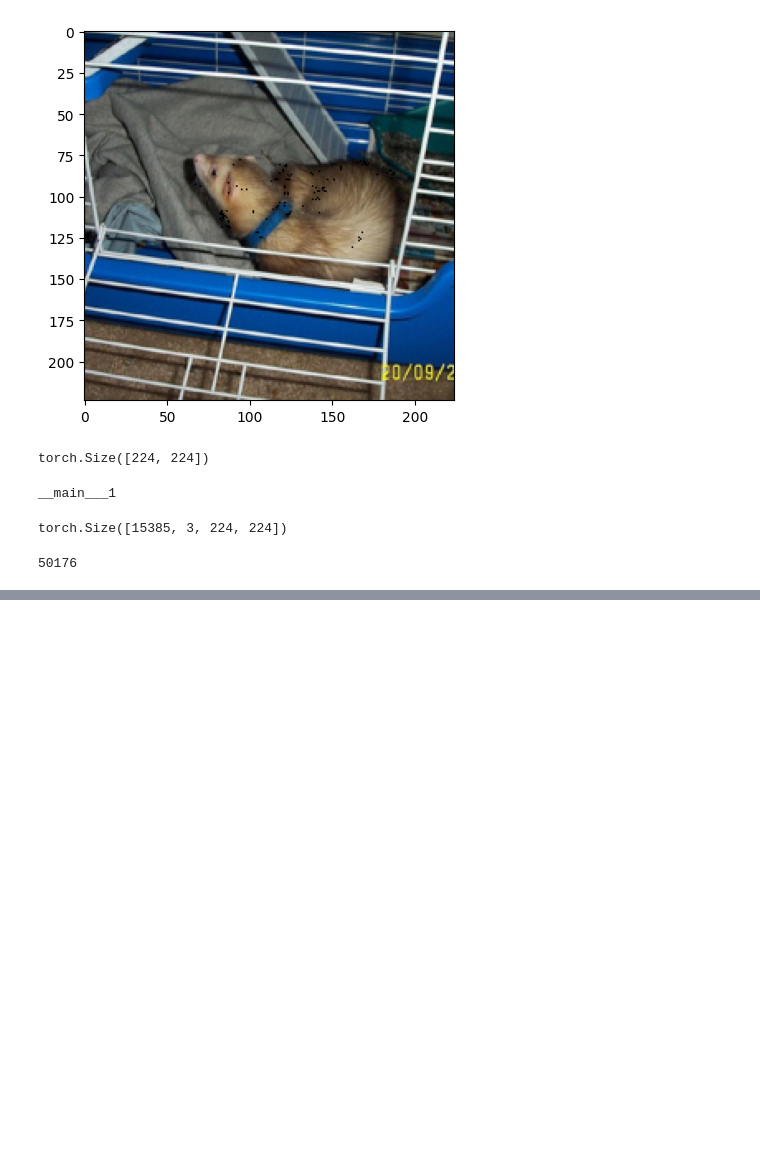
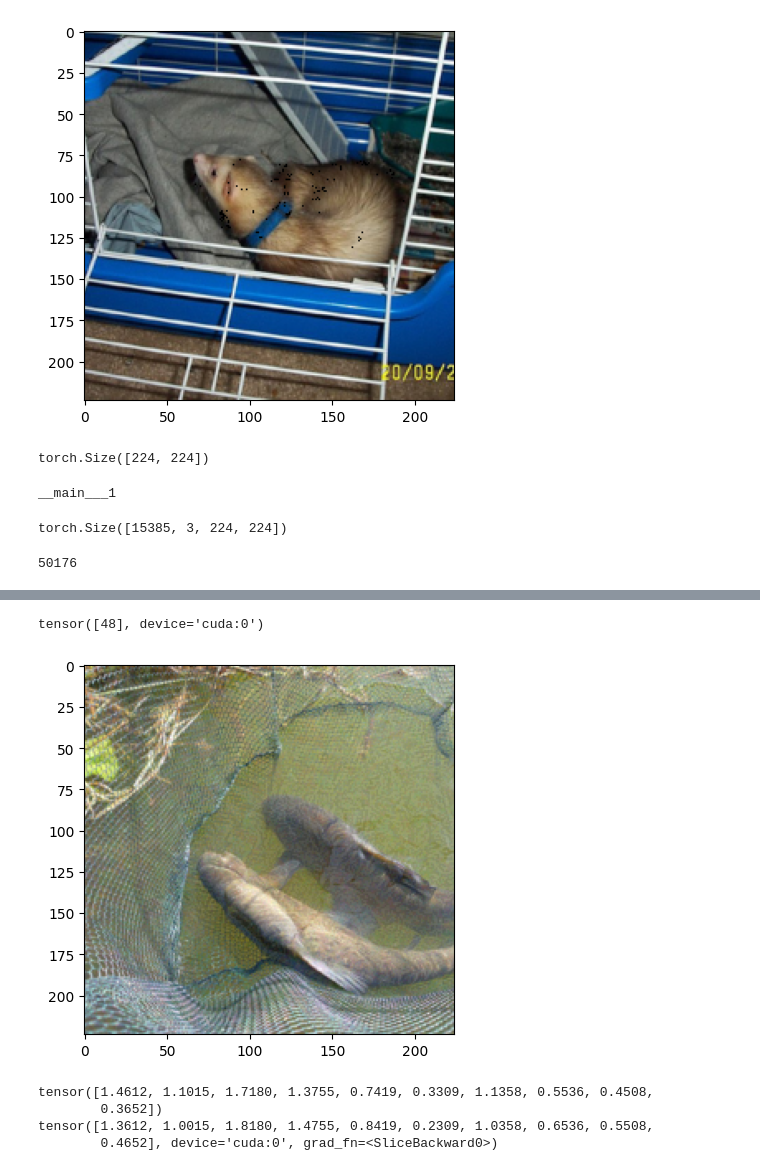
Before and after one commit to jleehun/ig_inversion, a Jupyter notebook: tasks/0517.ipynb, the cells around one changed output, grey strips where cells are left out. Saved outputs shown, nothing was run; the diff lists cells and outputs as text; code cells hidden in the pictures; blank space fills up the shorter version.

```diff
--- a/tasks/0517.ipynb
+++ b/tasks/0517.ipynb
@@ -334,0 +448,14 @@ print(a.size(1))
+# %%
+plt.imshow(convert_to_img(baseline.squeeze(0)))
+print(torch.argmax(eval_mode(baseline), dim=-1))
+# %% [output]
+tensor([48], device='cuda:0')
+[figure, added]
+# %%
+print(inputs[0,0, 0, :10])
+print(baseline[0,0, 0, :10])
+# %% [output]
+tensor([1.4612, 1.1015, 1.7180, 1.3755, 0.7419, 0.3309, 1.1358, 0.5536, 0.4508,
+        0.3652])
+tensor([1.3612, 1.0015, 1.8180, 1.4755, 0.8419, 0.2309, 1.0358, 0.6536, 0.5508,
+        0.4652], device='cuda:0', grad_fn=<SliceBackward0>)
```
Also changed, not shown: parts of 7 cells of this notebook, 3 other files.
